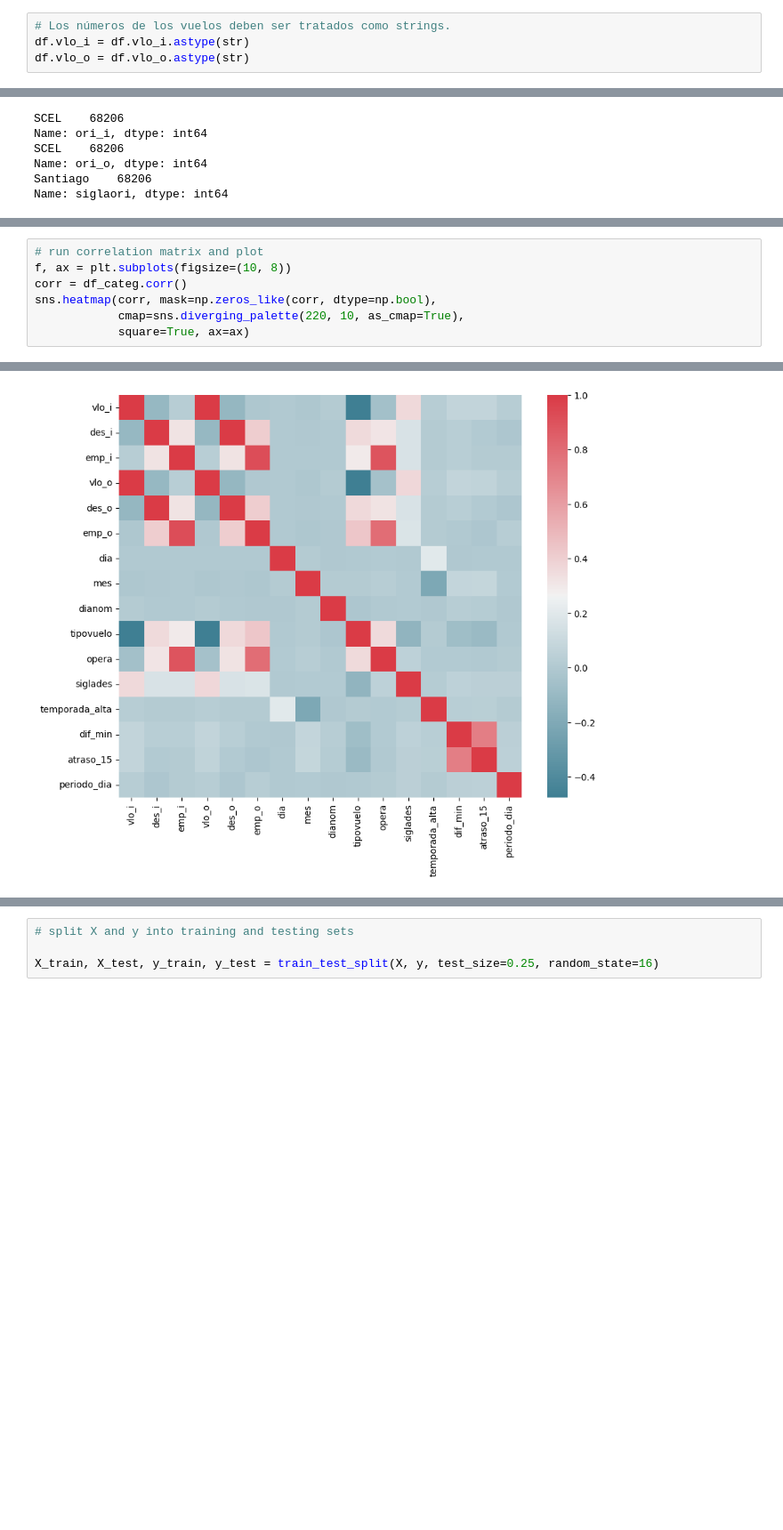
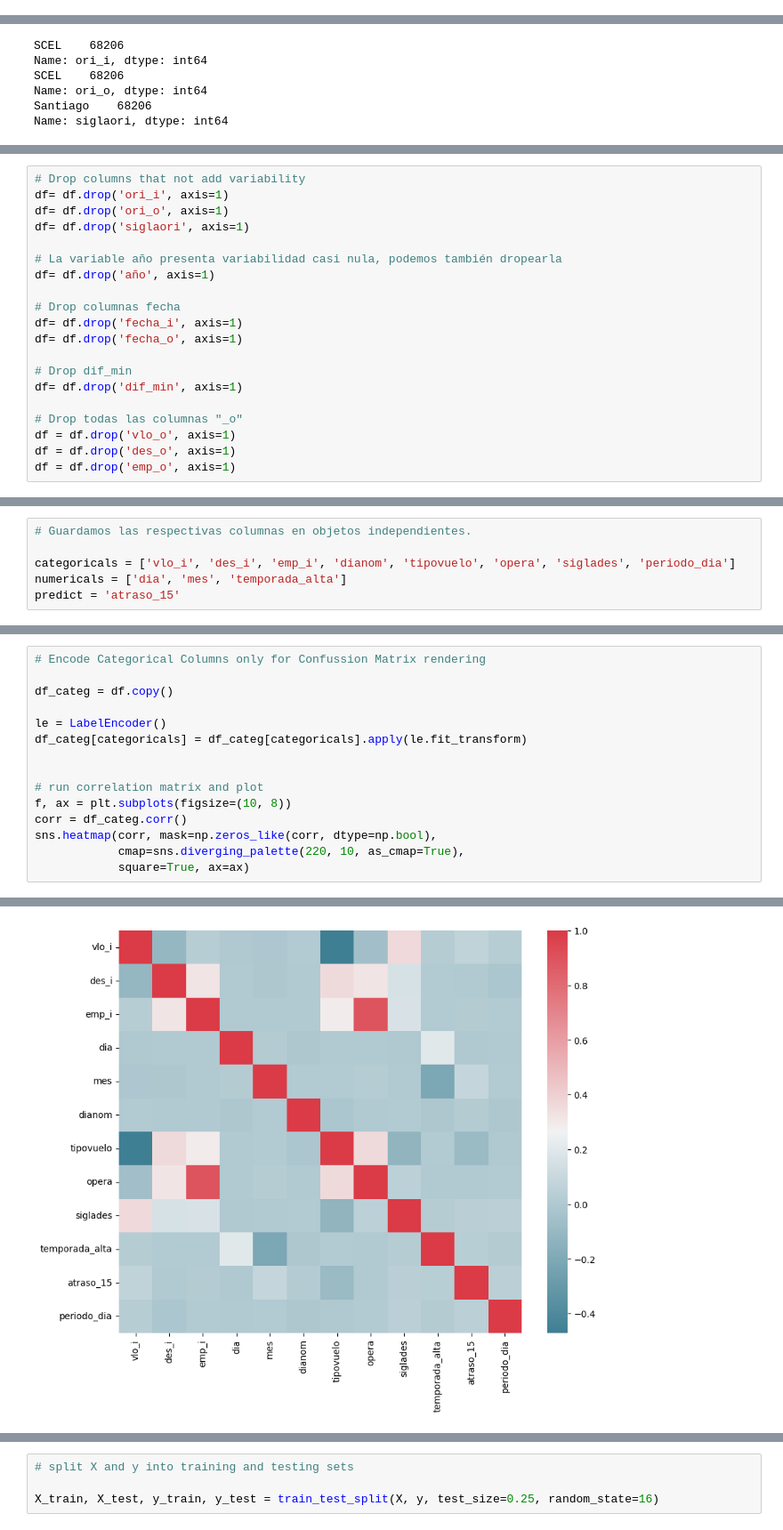
Before and after one commit to ignaciobaldriz/challenge_airlines, a Jupyter notebook: solution.ipynb, the cells around one changed output, grey strips where cells are left out. Shown at 89% size. Cells and saved outputs as stored; diff of their text form; blank space fills up the shorter version.

```diff
--- a/solution.ipynb
+++ b/solution.ipynb
@@ -367,4 +405,0 @@ Realizamos el mismo tratamiento para las variables "vlo_i" y "vlo_o". Previament
-# %%
-# Los números de los vuelos deben ser tratados como strings.
-df.vlo_i = df.vlo_i.astype(str)
-df.vlo_o = df.vlo_o.astype(str)
@@ -458,0 +459,20 @@ df= df.drop('fecha_o', axis=1)
+# %%
+# Drop columns that not add variability
+df= df.drop('ori_i', axis=1)
+df= df.drop('ori_o', axis=1)
+df= df.drop('siglaori', axis=1)
+
+# La variable año presenta variabilidad casi nula, podemos también dropearla
+df= df.drop('año', axis=1)
+
+# Drop columnas fecha
+df= df.drop('fecha_i', axis=1)
+df= df.drop('fecha_o', axis=1)
+
+# Drop dif_min
+df= df.drop('dif_min', axis=1)
+
+# Drop todas las columnas "_o"
+df = df.drop('vlo_o', axis=1)
+df = df.drop('des_o', axis=1)
+df = df.drop('emp_o', axis=1)
@@ -511 +505,7 @@ df_categ.head()
+# %%
+# Guardamos las respectivas columnas en objetos independientes.
+
+categoricals = ['vlo_i', 'des_i', 'emp_i', 'dianom', 'tipovuelo', 'opera', 'siglades', 'periodo_dia']
+numericals = ['dia', 'mes', 'temporada_alta']
+predict = 'atraso_15'
 # %% [markdown]
@@ -515,12 +519,20 @@ La diagonal nos muestra correlaciones perfectas dado que compara la variable con
 # %%
+# Encode Categorical Columns only for Confussion Matrix rendering
+
+df_categ = df.copy()
+
+le = LabelEncoder()
+df_categ[categoricals] = df_categ[categoricals].apply(le.fit_transform)
+
+
 # run correlation matrix and plot
 f, ax = plt.subplots(figsize=(10, 8))
 corr = df_categ.corr()
 sns.heatmap(corr, mask=np.zeros_like(corr, dtype=np.bool),
             cmap=sns.diverging_palette(220, 10, as_cmap=True),
             square=True, ax=ax)
 # %% [output]
 Deprecated in NumPy 1.20; for more details and guidance: https://numpy.org/devdocs/release/1.20.0-notes.html#deprecations
   sns.heatmap(corr, mask=np.zeros_like(corr, dtype=np.bool),
 <AxesSubplot:>
-[figure, old version]
+[figure, new version]
```
Also changed, not shown: parts of 108 cells of this notebook, 4 other files.
